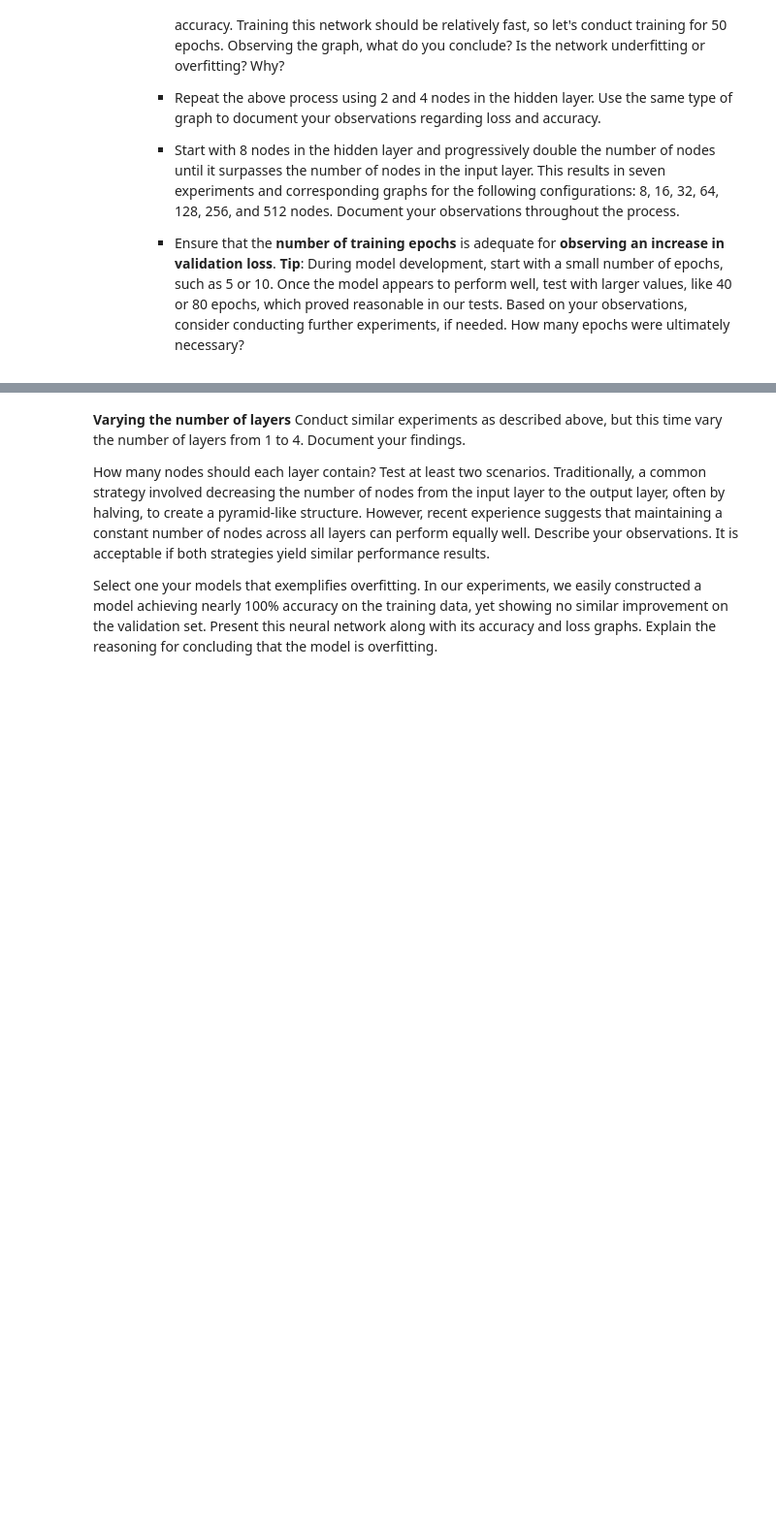
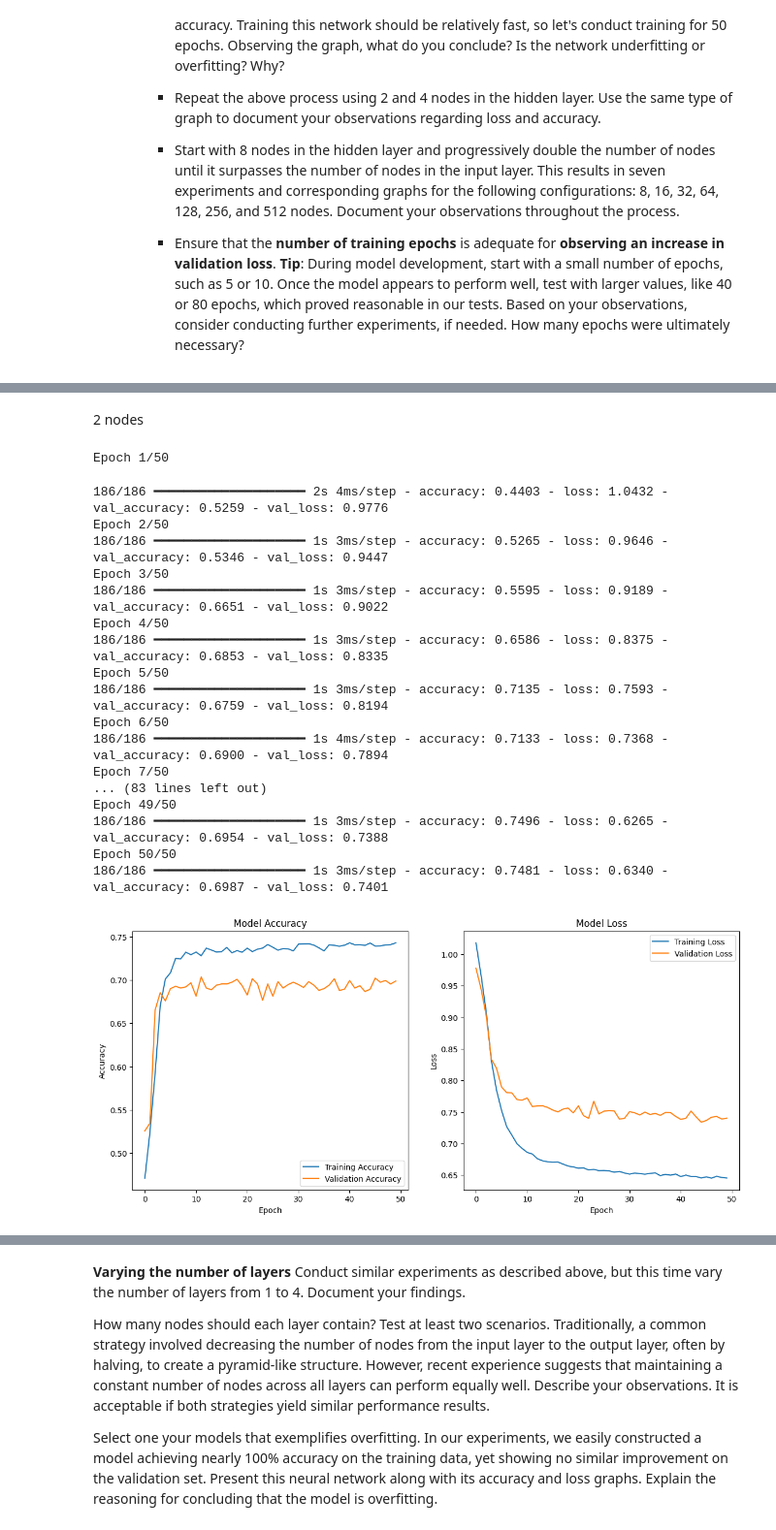
Before and after one commit to rennylee/Neural-Networks, a Jupyter notebook: csi4106-f24-a3-300240688-300228879.ipynb, the cells around one changed output, grey strips where cells are left out. Shown at 97% size. Cells and saved outputs as stored; diff of their text form; code cells hidden in the pictures; blank space fills up the shorter version.

```diff
--- a/csi4106-f24-a3-300240688-300228879.ipynb
+++ b/csi4106-f24-a3-300240688-300228879.ipynb
@@ -221,0 +309,52 @@ Assess the models using metrics such as precision, recall, and F1-score.
+# %% [markdown]
+2 nodes
+# %%
+nn_model_two_node = Sequential([
+    layers.Dense(462, input_dim = 462),
+    layers.Dense(2, activation= 'relu'),
+    layers.Dense(3, activation='softmax')
+])
+
+nn_model_two_node.compile(optimizer='adam',loss='categorical_crossentropy', metrics=['accuracy'])
+
+history = nn_model_two_node.fit(X1_train, y1_train_categorical, epochs=50, batch_size=32, verbose=1, validation_data=(X1_test, y1_test_categorical))
+
+plt.figure(figsize=(14,6))
+plt.subplot(1, 2, 1)
+plt.plot(history.history['accuracy'], label='Training Accuracy')
+plt.plot(history.history['val_accuracy'], label='Validation Accuracy')
+plt.title('Model Accuracy')
+plt.xlabel('Epoch')
+plt.ylabel('Accuracy')
+plt.legend()
+
+# Plot Loss
+plt.subplot(1, 2, 2)
+plt.plot(history.history['loss'], label='Training Loss')
+plt.plot(history.history['val_loss'], label='Validation Loss')
+plt.title('Model Loss')
+plt.xlabel('Epoch')
+plt.ylabel('Loss')
+plt.legend()
+
+plt.show()
+# %% [output]
+Epoch 1/50
+186/186 ━━━━━━━━━━━━━━━━━━━━ 2s 4ms/step - accuracy: 0.4403 - loss: 1.0432 - val_accuracy: 0.5259 - val_loss: 0.9776
+Epoch 2/50
+186/186 ━━━━━━━━━━━━━━━━━━━━ 1s 3ms/step - accuracy: 0.5265 - loss: 0.9646 - val_accuracy: 0.5346 - val_loss: 0.9447
+Epoch 3/50
+186/186 ━━━━━━━━━━━━━━━━━━━━ 1s 3ms/step - accuracy: 0.5595 - loss: 0.9189 - val_accuracy: 0.6651 - val_loss: 0.9022
+Epoch 4/50
+186/186 ━━━━━━━━━━━━━━━━━━━━ 1s 3ms/step - accuracy: 0.6586 - loss: 0.8375 - val_accuracy: 0.6853 - val_loss: 0.8335
+Epoch 5/50
+186/186 ━━━━━━━━━━━━━━━━━━━━ 1s 3ms/step - accuracy: 0.7135 - loss: 0.7593 - val_accuracy: 0.6759 - val_loss: 0.8194
+Epoch 6/50
+186/186 ━━━━━━━━━━━━━━━━━━━━ 1s 4ms/step - accuracy: 0.7133 - loss: 0.7368 - val_accuracy: 0.6900 - val_loss: 0.7894
+Epoch 7/50
+... (83 lines left out)
+Epoch 49/50
+186/186 ━━━━━━━━━━━━━━━━━━━━ 1s 3ms/step - accuracy: 0.7496 - loss: 0.6265 - val_accuracy: 0.6954 - val_loss: 0.7388
+Epoch 50/50
+186/186 ━━━━━━━━━━━━━━━━━━━━ 1s 3ms/step - accuracy: 0.7481 - loss: 0.6340 - val_accuracy: 0.6987 - val_loss: 0.7401
+[figure, added]
```
Also changed, not shown: parts of 12 cells of this notebook.
